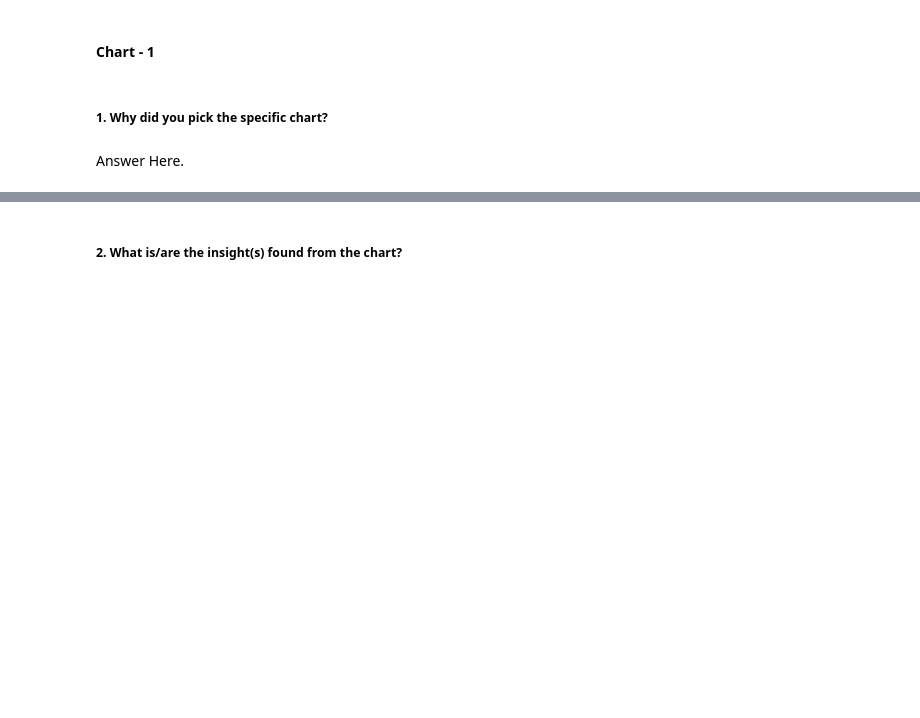
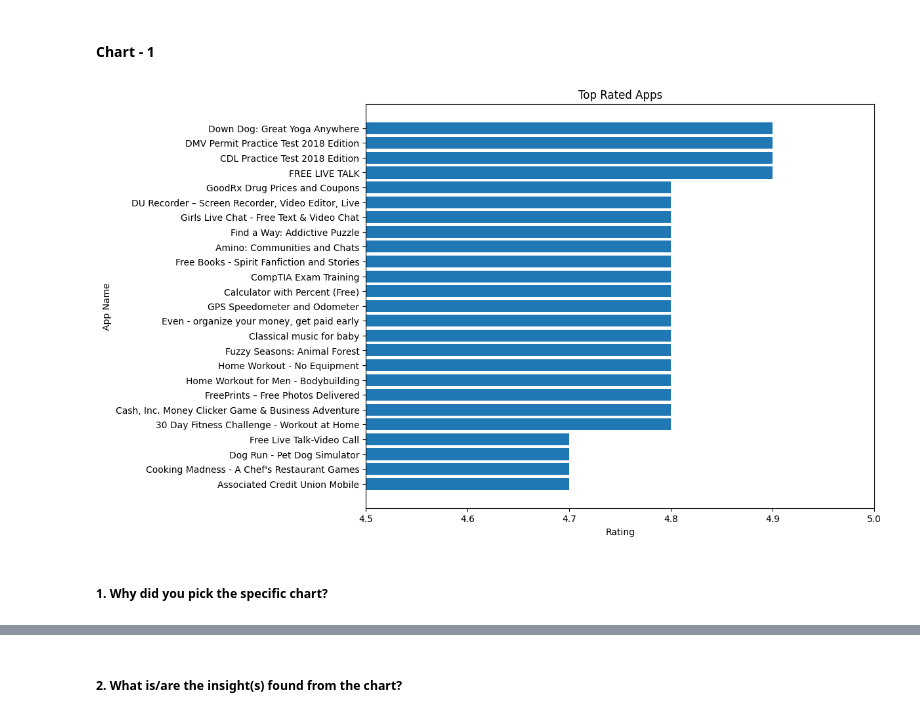
Before and after one commit to JatinKrRana/Alma_Better-Capstone_Project_1, a Jupyter notebook: Play_Store_App_Review_Analysis.ipynb, the cells around one changed output, grey strips where cells are left out. Saved outputs shown, nothing was run; the diff lists cells and outputs as text; code cells hidden in the pictures; blank space fills up the shorter version.

```diff
--- a/Play_Store_App_Review_Analysis.ipynb
+++ b/Play_Store_App_Review_Analysis.ipynb
@@ -385,0 +442,5 @@ pd.DataFrame(check_unique_values(variable_list[4]),columns = ['Unique Sentiment_
+# %%
+merged_df['Price'] = merged_df['Price'].replace('$', '')
+merged_df['Price'] = pd.to_numeric(merged_df['Price'], errors='coerce')
+# %%
+merged_df['Installs'] = merged_df['Installs'].replace(',', '').replace('+', '').astype(int)
@@ -385,0 +449,6 @@ pd.DataFrame(check_unique_values(variable_list[4]),columns = ['Unique Sentiment_
+# %%
+merged_df['Last Updated'] = pd.to_datetime(merged_df['Last Updated'])
+
+merged_df['Year'] = merged_df['Last Updated'].dt.year
+merged_df['Month'] = merged_df['Last Updated'].dt.month
+merged_df['Day'] = merged_df['Last Updated'].dt.day
@@ -385,0 +457,13 @@ pd.DataFrame(check_unique_values(variable_list[4]),columns = ['Unique Sentiment_
+# %%
+top_rated_apps = merged_df.groupby('App_Name')['Rating'].mean().sort_values(ascending=True)
+top_apps = top_rated_apps.tail(25)
+
+top_apps_categories = []
+top_apps_ratings = []
+for app in top_apps.index:
+    category = merged_df.loc[merged_df['App_Name'] == app, 'Category'].iloc[0]
+    rating = merged_df.loc[merged_df['App_Name'] == app, 'Rating'].iloc[0]
+    top_apps_categories.append(category)
+    top_apps_ratings.append(rating)
+
+top_apps_df = pd.DataFrame({'App_Name': top_apps.index, 'Category': top_apps_categories, 'Rating': top_apps_ratings})
@@ -396,4 +488,15 @@ Answer Here.
+# %%
+plt.figure(figsize=(10, 8))
+plt.barh(top_apps_df['App_Name'], top_apps_df['Rating'])
+
+plt.xlabel('Rating')
+plt.ylabel('App Name')
+plt.title('Top Rated Apps')
+plt.xticks([4.5, 4.6, 4.7, 4.8, 4.9, 5.0])
+plt.xlim(4.5, 5.0)
+
+plt.show()
+# %% [output]
+[figure, added]
 # %% [markdown]
 ##### 1. Why did you pick the specific chart?
-# %% [markdown]
-Answer Here.
```
Also changed, not shown: parts of 28 cells of this notebook.
